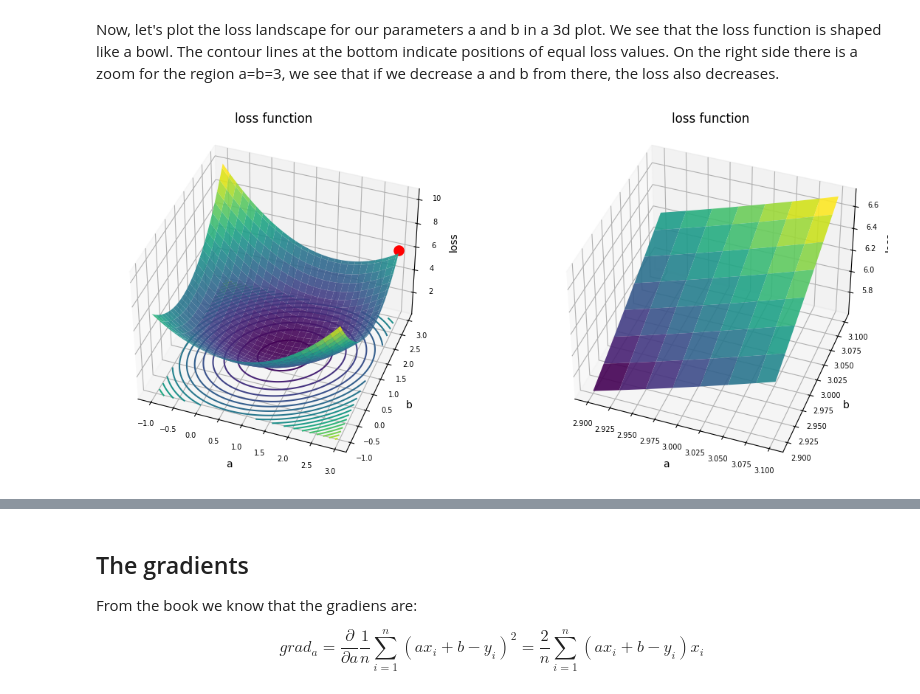
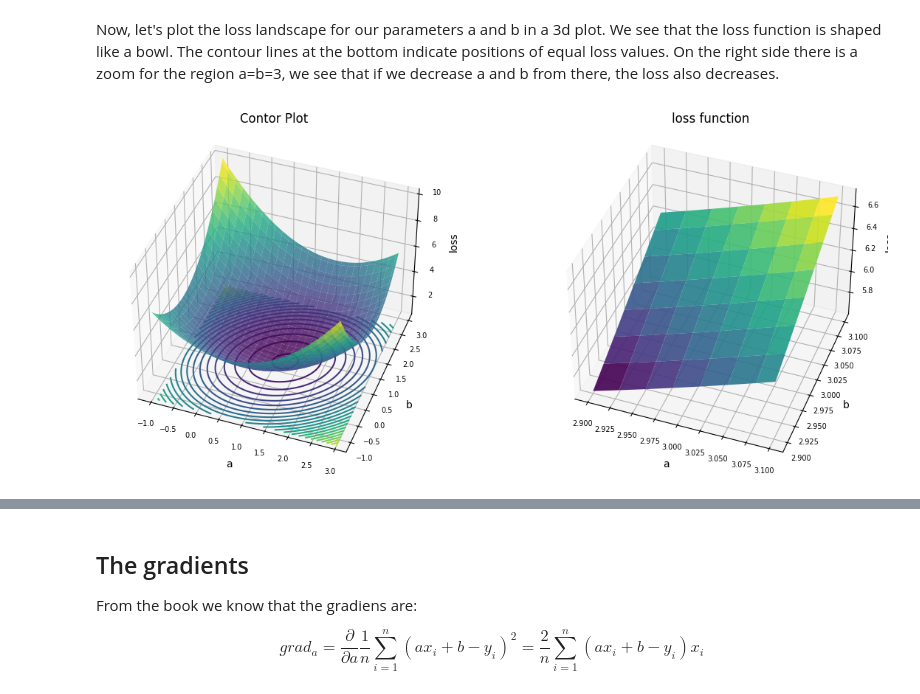
Before and after one commit to codermehraj/Machine-Learning-with-Python, a Jupyter notebook: Practice Codes/2. Labs/1. Linear Regression/contorPlot.ipynb, the cells around one changed output, grey strips where cells are left out. Cells and saved outputs as stored; diff of their text form; code cells hidden in the pictures.

Commit message:
customized contor plot

```diff
--- a/Practice Codes/2. Labs/1. Linear Regression/contorPlot.ipynb
+++ b/Practice Codes/2. Labs/1. Linear Regression/contorPlot.ipynb
@@ -109,40 +109,42 @@ def loss(a,b):
 
 fig = plt.figure(figsize=(14,6))
 ax = fig.add_subplot(1, 2, 1, projection="3d")
+# generates & shuffles an array of values starting from -1 (inclusive), ending at 3.0 (exclusive), with a step of 0.05.
 a = b = np.arange(-1, 3.0, 0.05)
-A, B = np.meshgrid(a, b)
+A, B = np.meshgrid(a, b) # makes repetetive 2D arrays from a and b
+# for a,b in zip(np.ravel(A), np.ravel(B)) makes (a, b) pairs where ravel converts 2D to 1D
 zs = np.array([loss(a,b) for a,b in zip(np.ravel(A), np.ravel(B))])
 loss_vals = zs.reshape(A.shape)
 
-ax.plot_surface(A, B, loss_vals, cmap="viridis", rstride=3, cstride=3,edgecolor='none',alpha=0.9)
-ax.contour(A, B, loss_vals, 20, cmap="viridis", linestyles="solid", offset=0)
+ax.plot_surface(A, B, loss_vals, cmap="viridis", rstride=3, cstride=3,edgecolor='none',alpha=0.8)
+ax.contour(A, B, loss_vals, 30, cmap="viridis", linestyles="solid", offset=0)
 ax.view_init(40, 290)
 
 ax.set_xlabel('a')
 ax.set_ylabel('b')
 ax.set_zlabel('loss',rotation="vertical")
-ax.set_title('loss function')
-ax.scatter3D(2.95, 2.95, 6.1589, c="r",s=90)
+ax.set_title('Contor Plot')
+# ax.scatter3D(2.95, 2.95, 6.1589, c="r",s=90)
 plt.tick_params(axis='both', which='major', labelsize=7)
 
 
 ax = fig.add_subplot(1, 2, 2, projection="3d")
 a = b = np.arange(2.9, 3.1, 0.01)
 A, B = np.meshgrid(a, b)
 zs = np.array([loss(a,b) for a,b in zip(np.ravel(A), np.ravel(B))])
 loss_vals = zs.reshape(A.shape)
 
 ax.plot_surface(A, B, loss_vals, cmap="viridis", rstride=3, cstride=3,edgecolor='none',alpha=0.9)
 ax.contour(A, B, loss_vals, 20, cmap="viridis", linestyles="solid", offset=0)
 ax.view_init(40, 290)
 
 ax.set_xlabel('a')
 ax.set_ylabel('b')
 ax.set_zlabel('loss',rotation="vertical")
 ax.set_title('loss function')
 plt.tick_params(axis='both', which='major', labelsize=7)
 # %% [output]
-[figure, old version]
+[figure, new version]
 # %% [markdown]
 #### Return to the book
 <img src="https://raw.githubusercontent.com/tensorchiefs/dl_book/master/imgs/Page_turn_icon_A.png" width="120" align="left" />
```
